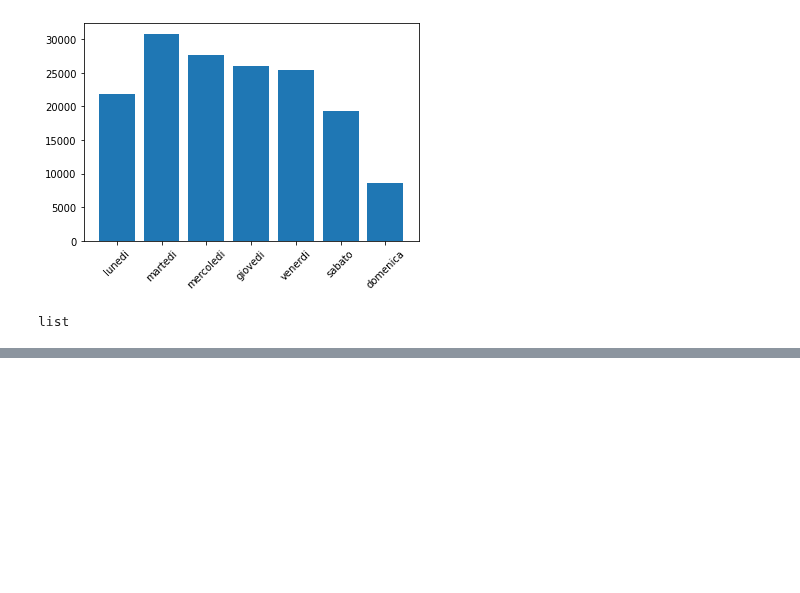
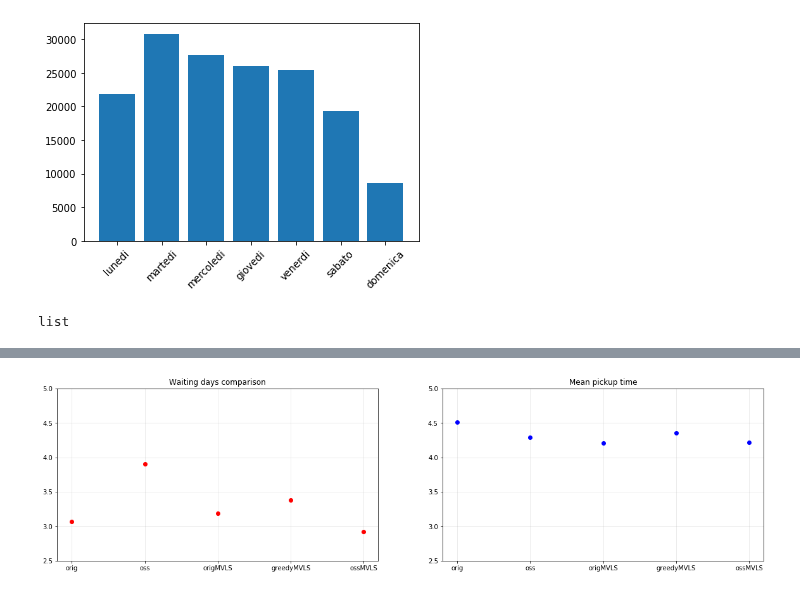
Before and after one commit to MassimoCavagna/Bachelor-Thesis, a Jupyter notebook: Dati/explorative analysis/explorative analysis.ipynb, the cells around one changed output, grey strips where cells are left out. Drawn from its saved outputs; the diff is of its cells as text; code cells hidden in the pictures; blank space fills up the shorter version.

```diff
--- a/Dati/explorative analysis/explorative analysis.ipynb
+++ b/Dati/explorative analysis/explorative analysis.ipynb
@@ -358,0 +460,34 @@ pd.Series({"ms": ms, "mp": mp}).to_csv("greedy_MVLS_variables.csv", encoding = "
+# %%
+ms = []
+ms.append(float(v_orig["value"].iloc[0][1:len(v_orig["value"].iloc[1])-1]))
+ms.append(float(v_oss["value"].iloc[0][1:len(v_oss["value"].iloc[1])-1]))
+ms.append(float(v_orig_MVLS["value"].iloc[0][1:len(v_orig_MVLS["value"].iloc[1])-1]))
+ms.append(float(v_greedy_MVLS["value"].iloc[0][1:len(v_greedy_MVLS["value"].iloc[1])-1]))
+ms.append(float(v_oss_MVLS["value"].iloc[0][1:len(v_oss_MVLS["value"].iloc[1])-1]))
+
+mp = []
+mp.append(float(v_orig["value"].iloc[1][1:len(v_orig["value"].iloc[1])-1]))
+mp.append(float(v_oss["value"].iloc[1][1:len(v_oss["value"].iloc[1])-1]))
+mp.append(float(v_orig_MVLS["value"].iloc[1][1:len(v_orig_MVLS["value"].iloc[1])-1]))
+mp.append(float(v_greedy_MVLS["value"].iloc[1][1:len(v_greedy_MVLS["value"].iloc[1])-1]))
+mp.append(float(v_oss_MVLS["value"].iloc[1][1:len(v_oss_MVLS["value"].iloc[1])-1]))
+# %%
+plt.figure(figsize=[20,5])
+
+plt.subplot(121)
+plt.title("Waiting days comparison")
+plt.plot(ms, 'or')
+plt.xticks(range(5), ["orig", "oss", "origMVLS", "greedyMVLS", "ossMVLS"])
+plt.ylim([2.5,5])
+plt.grid(alpha=0.3)
+
+plt.subplot(122)
+plt.title("Mean pickup time")
+plt.plot(mp, 'ob')
+plt.xticks(range(5), ["orig", "oss", "origMVLS", "greedyMVLS", "ossMVLS"])
+plt.ylim([2.5,5])
+plt.grid(alpha=0.3)
+
+plt.show()
+# %% [output]
+[figure, added]
```
Also changed, not shown: parts of 5 cells of this notebook, 1 other file.
